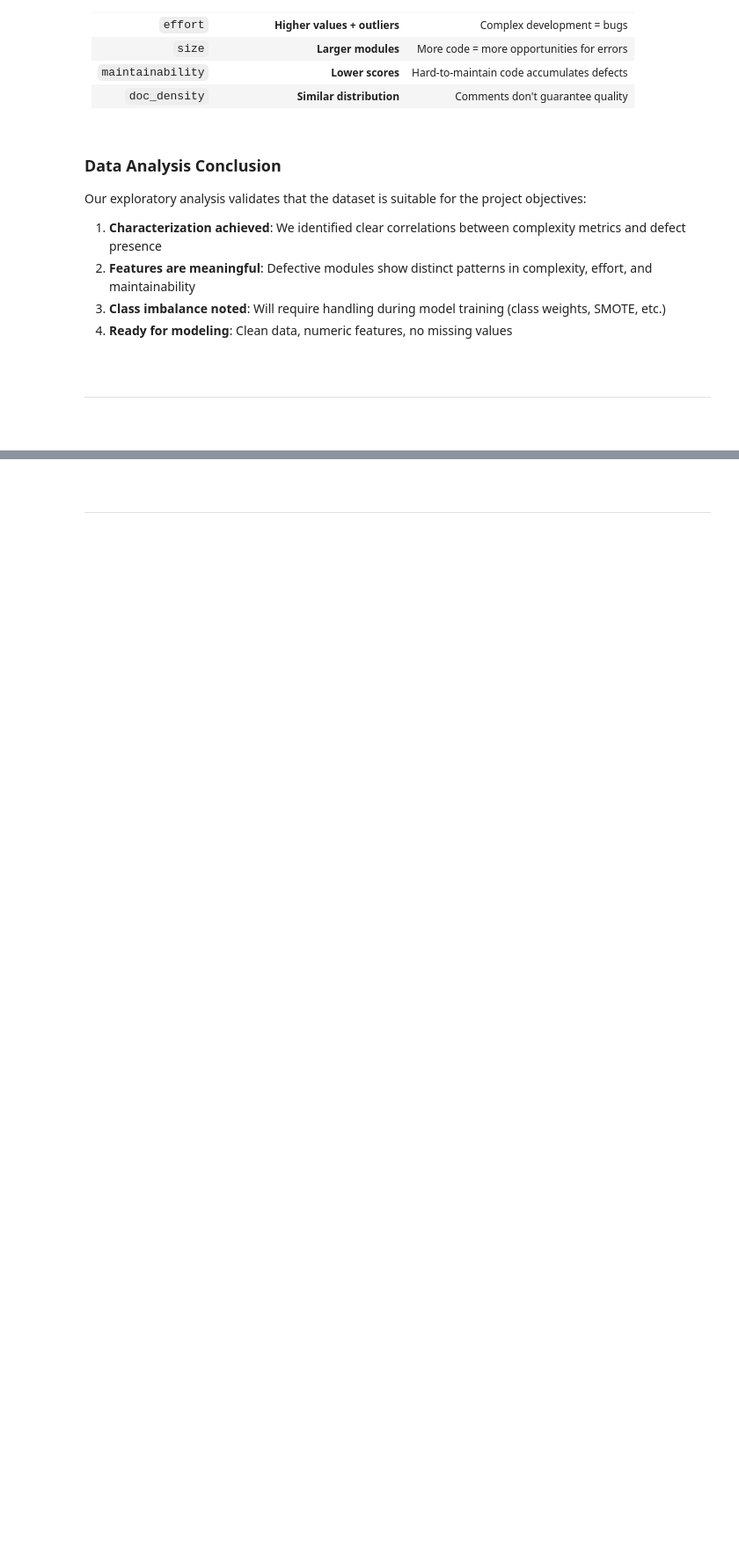
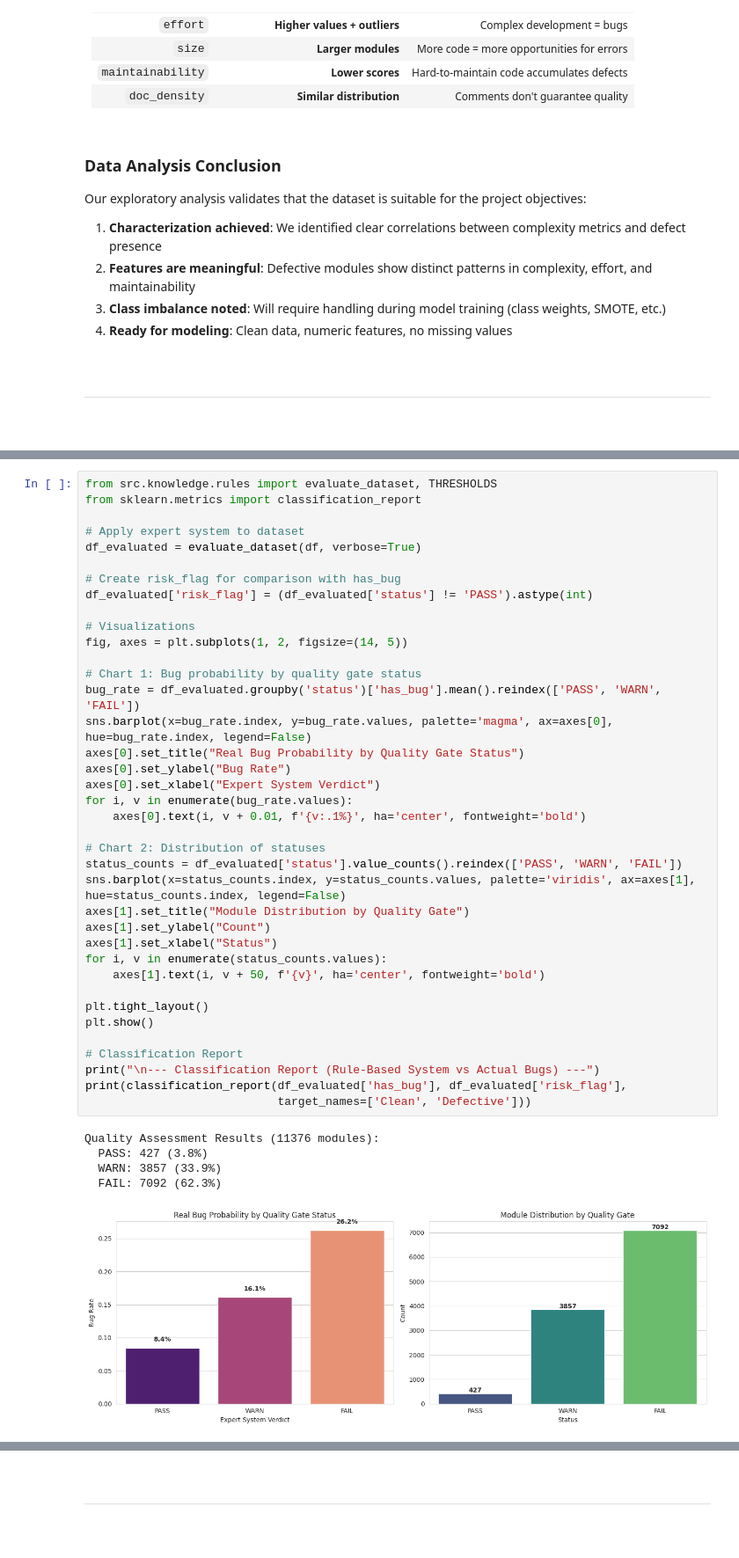
Before and after one commit to Andr3xDev/PTIA, a Jupyter notebook: project/implementation/notebooks/proyecto_final.ipynb, the cells around one changed output, grey strips where cells are left out. Shown: that part at 88% size. Saved outputs shown, nothing was run; the diff lists cells and outputs as text; blank space fills up the shorter version.

Commit message:
feat: quality gate

```diff
--- a/project/implementation/notebooks/proyecto_final.ipynb
+++ b/project/implementation/notebooks/proyecto_final.ipynb
@@ -369,0 +383,44 @@ Our exploratory analysis validates that the dataset is suitable for the project
+# %%
+from src.knowledge.rules import evaluate_dataset, THRESHOLDS
+from sklearn.metrics import classification_report
+
+# Apply expert system to dataset
+df_evaluated = evaluate_dataset(df, verbose=True)
+
+# Create risk_flag for comparison with has_bug
+df_evaluated['risk_flag'] = (df_evaluated['status'] != 'PASS').astype(int)
+
+# Visualizations
+fig, axes = plt.subplots(1, 2, figsize=(14, 5))
+
+# Chart 1: Bug probability by quality gate status
+bug_rate = df_evaluated.groupby('status')['has_bug'].mean().reindex(['PASS', 'WARN', 'FAIL'])
+sns.barplot(x=bug_rate.index, y=bug_rate.values, palette='magma', ax=axes[0], hue=bug_rate.index, legend=False)
+axes[0].set_title("Real Bug Probability by Quality Gate Status")
+axes[0].set_ylabel("Bug Rate")
+axes[0].set_xlabel("Expert System Verdict")
+for i, v in enumerate(bug_rate.values):
+    axes[0].text(i, v + 0.01, f'{v:.1%}', ha='center', fontweight='bold')
+
+# Chart 2: Distribution of statuses
+status_counts = df_evaluated['status'].value_counts().reindex(['PASS', 'WARN', 'FAIL'])
+sns.barplot(x=status_counts.index, y=status_counts.values, palette='viridis', ax=axes[1], hue=status_counts.index, legend=False)
+axes[1].set_title("Module Distribution by Quality Gate")
+axes[1].set_ylabel("Count")
+axes[1].set_xlabel("Status")
+for i, v in enumerate(status_counts.values):
+    axes[1].text(i, v + 50, f'{v}', ha='center', fontweight='bold')
+
+plt.tight_layout()
+plt.show()
+
+# Classification Report
+print("\n--- Classification Report (Rule-Based System vs Actual Bugs) ---")
+print(classification_report(df_evaluated['has_bug'], df_evaluated['risk_flag'],
+                            target_names=['Clean', 'Defective']))
+# %% [output]
+Quality Assessment Results (11376 modules):
+  PASS: 427 (3.8%)
+  WARN: 3857 (33.9%)
+  FAIL: 7092 (62.3%)
+[figure, added]
```
Also changed, not shown: parts of 3 cells of this notebook, 1 other file.
